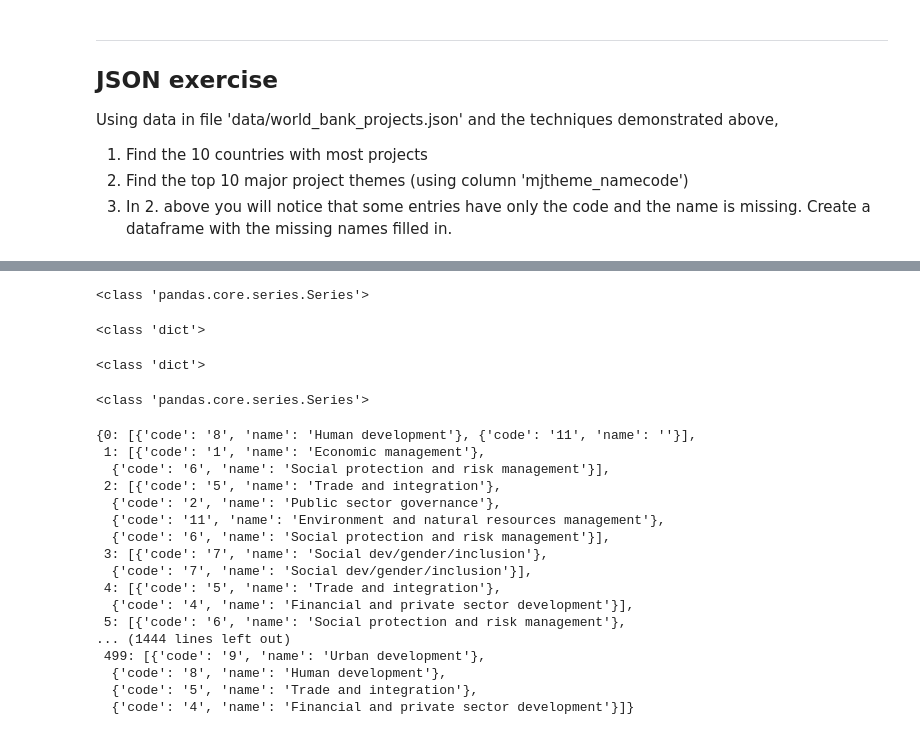
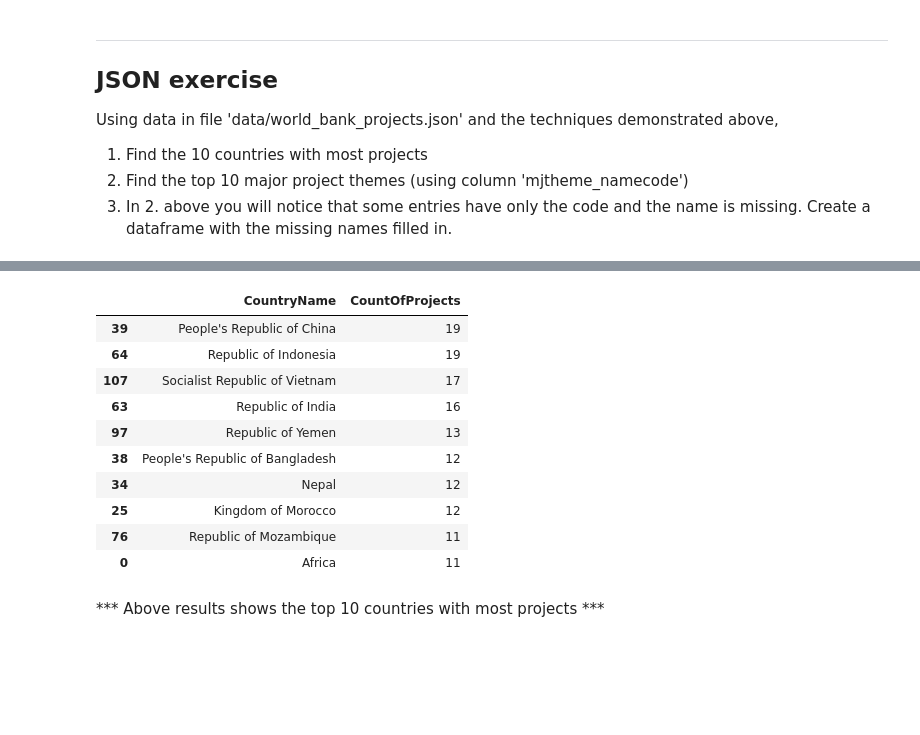
Before and after one commit to ravic1982/Springboard-Exercise, a Jupyter notebook: sliderule_dsi_json_exercise.ipynb, the cells around one changed output, grey strips where cells are left out. Saved outputs shown, nothing was run; the diff lists cells and outputs as text; code cells hidden in the pictures; blank space fills up the shorter version.

```diff
--- a/sliderule_dsi_json_exercise.ipynb
+++ b/sliderule_dsi_json_exercise.ipynb
@@ -84,6 +108,6 @@ import json
 # %%
-top10count = pd.read_json('data/world_bank_projects.json')
-top10count
+json_df = pd.read_json('data/world_bank_projects.json')
+json_df.head()
 # %% [output]
 |  | _id | approvalfy | board_approval_month | boardapprovaldate | borrower | closingdate | country_namecode | ... |
 | 0 | {'$oid': '52b213b38594d8a2be17c780'} | 1999 | November | 2013-11-12T00:00:00Z | FEDERAL DEMOCRATIC REPUBLIC OF ET... | 2018-07-07T00:00:00Z | Federal Democratic Republic of Et... | ... |
@@ -286,42 +119,18 @@ print(type(top10count['countryshortname']))
-# %%
-dict = {}
-dict = top10count['mjtheme_namecode']
-print(type(dict))
-# %% [output]
-<class 'pandas.core.series.Series'>
-# %%
-dict = {}
-print(type(dict))
-# %% [output]
-<class 'dict'>
-# %%
-print(type(dict))
-# %% [output]
-<class 'dict'>
-# %%
-dict = top10count['mjtheme_namecode']
-print(type(dict))
-# %% [output]
-<class 'pandas.core.series.Series'>
-# %%
-dict1 = {}
-dict1 = dict.to_dict()
-dict1
-# %% [output]
-{0: [{'code': '8', 'name': 'Human development'}, {'code': '11', 'name': ''}],
- 1: [{'code': '1', 'name': 'Economic management'},
-  {'code': '6', 'name': 'Social protection and risk management'}],
- 2: [{'code': '5', 'name': 'Trade and integration'},
-  {'code': '2', 'name': 'Public sector governance'},
-  {'code': '11', 'name': 'Environment and natural resources management'},
-  {'code': '6', 'name': 'Social protection and risk management'}],
- 3: [{'code': '7', 'name': 'Social dev/gender/inclusion'},
-  {'code': '7', 'name': 'Social dev/gender/inclusion'}],
- 4: [{'code': '5', 'name': 'Trade and integration'},
-  {'code': '4', 'name': 'Financial and private sector development'}],
- 5: [{'code': '6', 'name': 'Social protection and risk management'},
-... (1444 lines left out)
- 499: [{'code': '9', 'name': 'Urban development'},
-  {'code': '8', 'name': 'Human development'},
-  {'code': '5', 'name': 'Trade and integration'},
-  {'code': '4', 'name': 'Financial and private sector development'}]}
+# %%
+df = json_df.groupby('countryname')._id.count().reset_index()
+df.columns = ['CountryName','CountOfProjects']
+df.sort_values(by = 'CountOfProjects',ascending = False).head(10)
+# %% [output]
+|  | CountryName | CountOfProjects |
+| 39 | People's Republic of China | 19 |
+| 64 | Republic of Indonesia | 19 |
+| 107 | Socialist Republic of Vietnam | 17 |
+| 63 | Republic of India | 16 |
+| 97 | Republic of Yemen | 13 |
+| 38 | People's Republic of Bangladesh | 12 |
+| 34 | Nepal | 12 |
+| 25 | Kingdom of Morocco | 12 |
+| 76 | Republic of Mozambique | 11 |
+| 0 | Africa | 11 |
+# %% [markdown]
+*** Above results shows the top 10 countries with most projects ***
```
Also changed, not shown: parts of 20 cells of this notebook.
